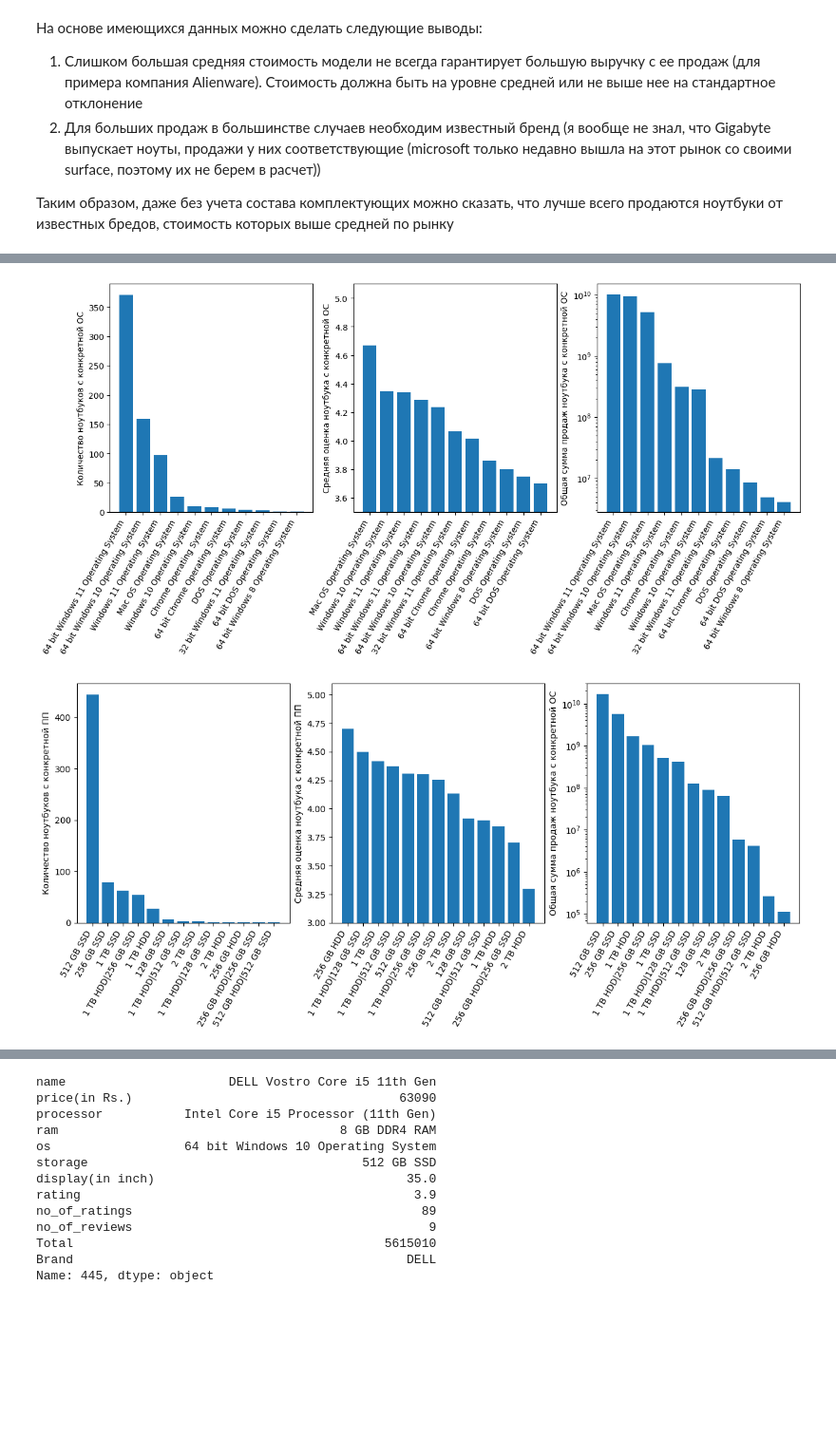
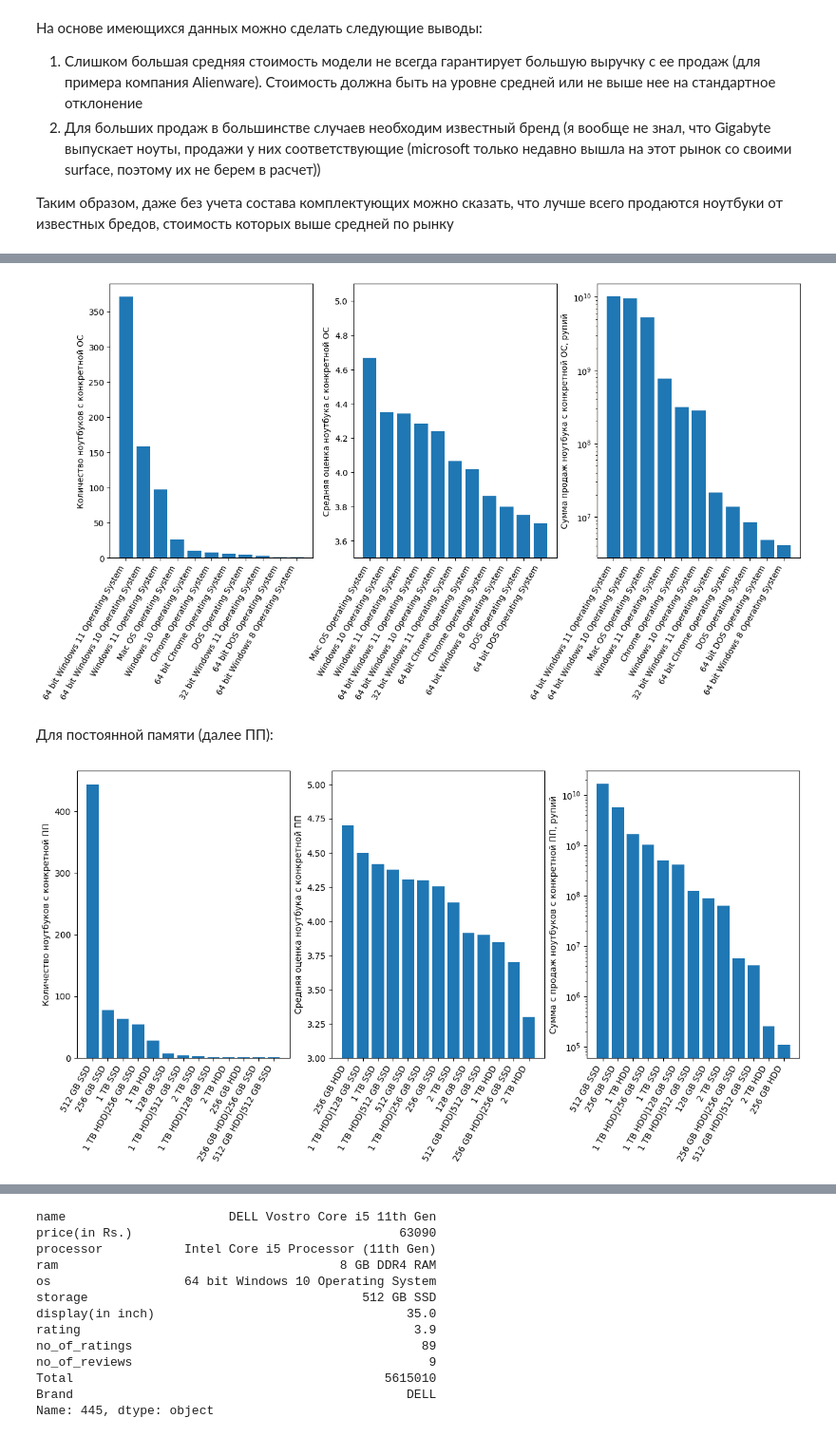
Before and after one commit to OneMoreGate/Machine_learning_MIPT, a Jupyter notebook: Modul_2/Ind_Task/done_work.ipynb, the cells around one changed output, grey strips where cells are left out. Shown at 95% size. Cells and saved outputs as stored; diff of their text form; code cells hidden in the pictures; blank space fills up the shorter version.

```diff
--- a/Modul_2/Ind_Task/done_work.ipynb
+++ b/Modul_2/Ind_Task/done_work.ipynb
@@ -243,33 +245,35 @@ plt.savefig('cp_info.svg', bbox_inches = 'tight')
 # %%
 os_mean = df.groupby('os')['rating'].mean().sort_values(ascending = False).reset_index()
-so_count = df.groupby('os')['rating'].size().sort_values(ascending = False).reset_index()
+os_count = df.groupby('os')['rating'].count().sort_values(ascending = False).reset_index()
 os_sum = df.groupby('os')['Total'].sum().sort_values(ascending = False).reset_index()
 
-fig, ax = plt.subplots(ncols=3, nrows=1, figsize = [15, 5])
+fig, ax = plt.subplots(ncols=3, nrows=1, figsize = [15, 6])
 
 ax[0].bar(os_count['os'], os_count['rating'])
 ax[0].set_xticks(ax[0].get_xticks(), ax[0].get_xticklabels(), rotation=60, ha='right')
 ax[0].set_ylabel('Количество ноутбуков с конкретной ОС')
 
 ax[1].bar(os_mean['os'], os_mean['rating'])
 ax[1].set_xticks(ax[1].get_xticks(), ax[1].get_xticklabels(), rotation=60, ha='right')
 ax[1].set_ylabel('Средняя оценка ноутбука с конкретной ОС')
 ax[1].set_ylim([3.5,5.1])
 
 ax[2].bar(os_sum['os'], os_sum['Total'])
 ax[2].set_xticks(ax[2].get_xticks(), ax[2].get_xticklabels(), rotation=60, ha='right')
-ax[2].set_ylabel('Общая сумма продаж ноутбука с конкретной ОС')
+ax[2].set_ylabel('Сумма продаж ноутбука с конкретной ОС, рупий')
 ax[2].set_yscale('log')
 
 plt.savefig('os_info.svg', bbox_inches = 'tight')
 # %% [output]
-[figure, old version]
+[figure, new version]
+# %% [markdown]
+Для постоянной памяти (далее ПП):
 # %%
 storage_mean = df.groupby('storage')['rating'].mean().sort_values(ascending = False).reset_index()
-storage_count = df.groupby('storage')['rating'].size().sort_values(ascending = False).reset_index()
+storage_count = df.groupby('storage')['rating'].count().sort_values(ascending = False).reset_index()
 storage_sum = df.groupby('storage')['Total'].sum().sort_values(ascending = False).reset_index()
 
-fig, ax = plt.subplots(ncols=3, nrows=1, figsize = [15, 5])
+fig, ax = plt.subplots(ncols=3, nrows=1, figsize = [15, 6])
 
 ax[0].bar(storage_count['storage'], storage_count['rating'])
 ax[0].set_xticks(ax[0].get_xticks(), ax[0].get_xticklabels(), rotation=60, ha='right')
@@ -282,9 +286,9 @@ ax[1].set_ylim([3,5.1])
 
 ax[2].bar(storage_sum['storage'], storage_sum['Total'])
 ax[2].set_xticks(ax[2].get_xticks(), ax[2].get_xticklabels(), rotation=60, ha='right')
-ax[2].set_ylabel('Общая сумма продаж ноутбука с конкретной ОС')
+ax[2].set_ylabel('Сумма с продаж ноутбуков с конкретной ПП, рупий')
 ax[2].set_yscale('log')
 
 plt.savefig('storage_info.svg', bbox_inches = 'tight')
 # %% [output]
-[figure, old version]
+[figure, new version]
```
Also changed, not shown: parts of 11 cells of this notebook, 6 other files.
